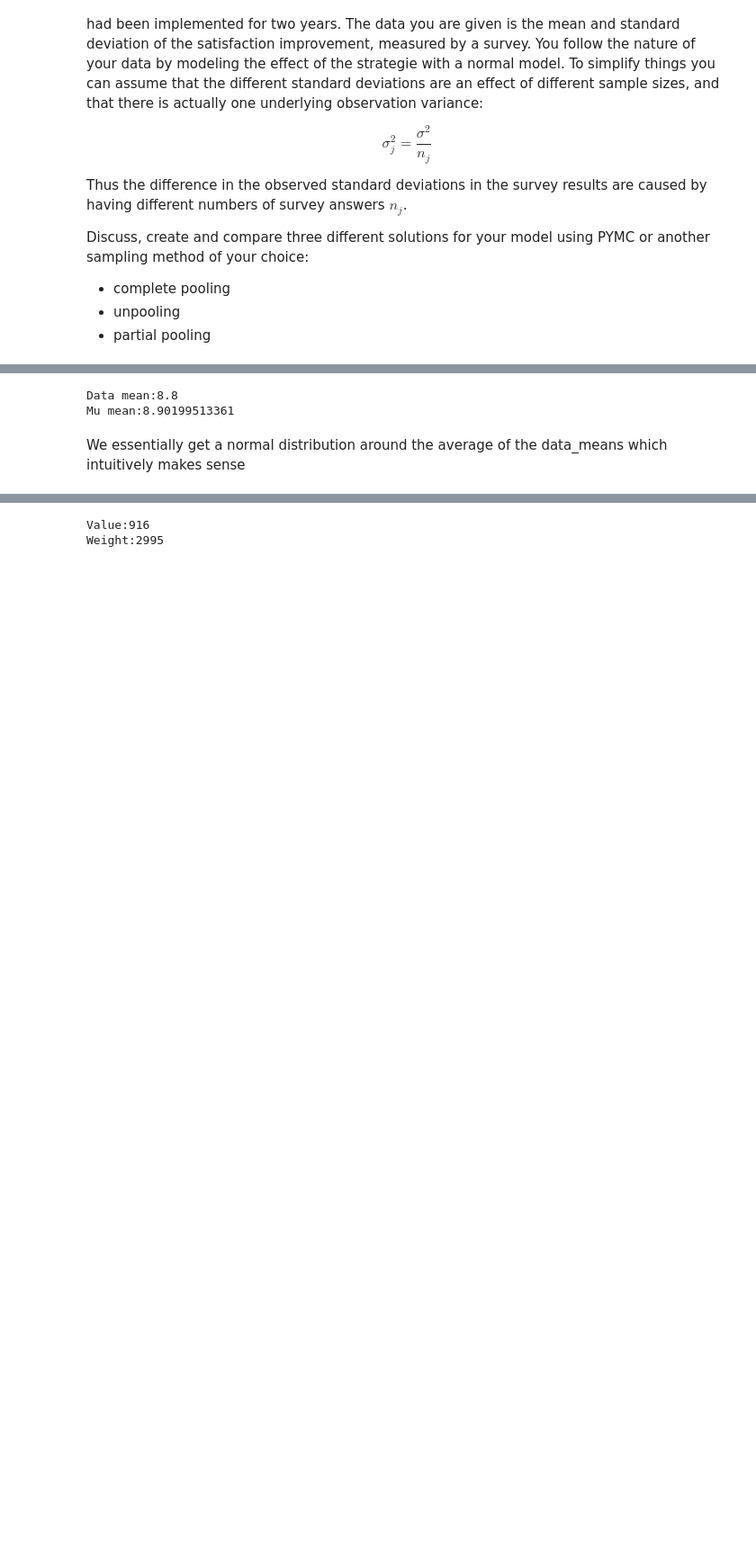
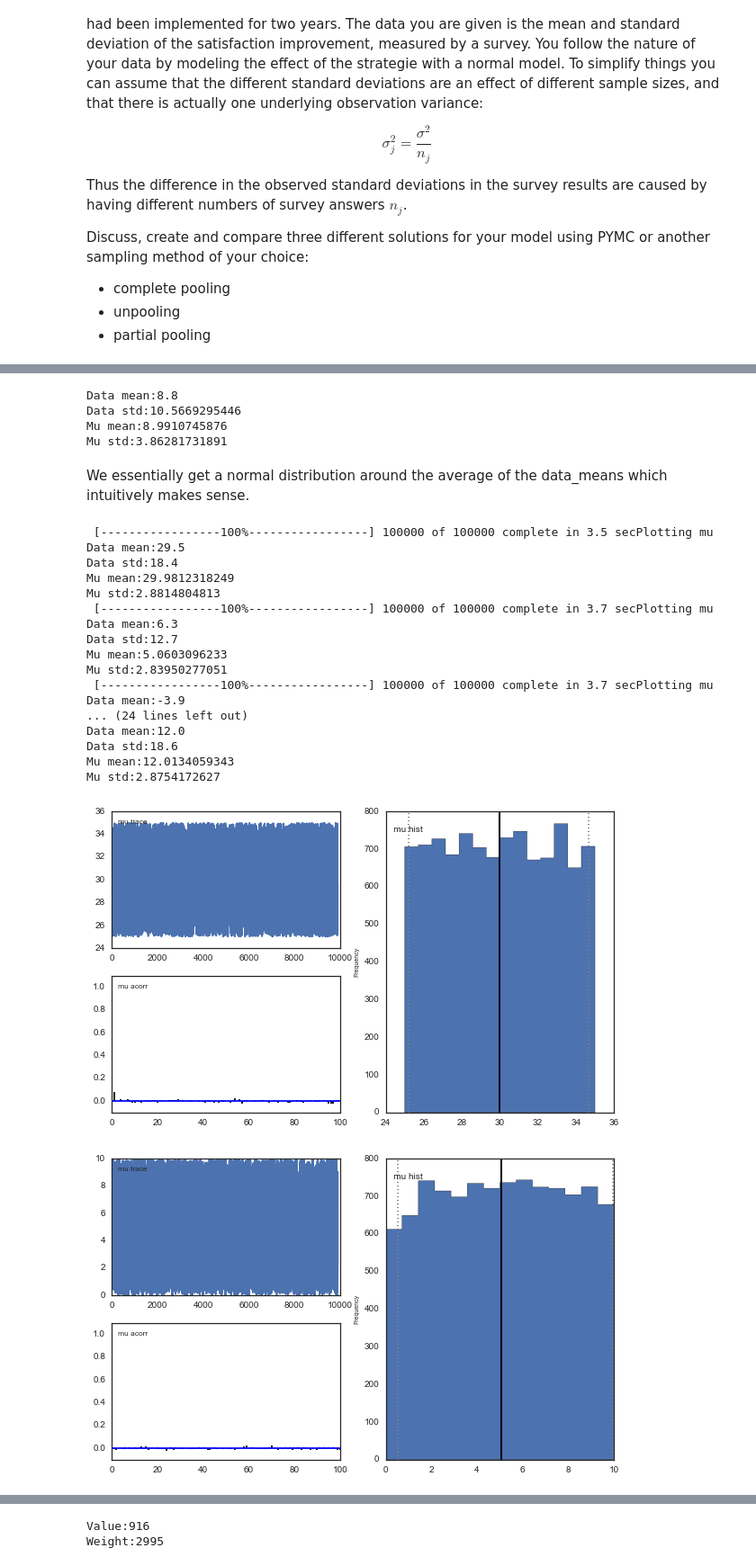
Before and after one commit to chuckyouliu/AM207, a Jupyter notebook: Homework/AM207_Charles_Liu_HW3.ipynb, the cells around one changed output, grey strips where cells are left out. Shown at 90% size. Cells and saved outputs as stored; diff of their text form; code cells hidden in the pictures; blank space fills up the shorter version.

```diff
--- a/Homework/AM207_Charles_Liu_HW3.ipynb
+++ b/Homework/AM207_Charles_Liu_HW3.ipynb
@@ -76,8 +76,12 @@ pm.Matplot.plot(mc)
 # %%
 print("Data mean:" + str(np.mean(data_means)))
+print("Data std:" + str(np.std(data_means)))
 print("Mu mean:" + str(np.mean(mu.trace())))
+print("Mu std:" + str(np.std(mu.trace())))
 # %% [output]
 Data mean:8.8
-Mu mean:8.90199513361
+Data std:10.5669295446
+Mu mean:8.9910745876
+Mu std:3.86281731891
 # %% [markdown]
-We essentially get a normal distribution around the average of the data_means which intuitively makes sense
+We essentially get a normal distribution around the average of the data_means which intuitively makes sense.
@@ -85,0 +88,35 @@ We essentially get a normal distribution around the average of the data_means wh
+# %%
+#Unpooling
+highs = [35, 10, 2, 12, 3, 7, 25, 17]
+lows = [25, 0, -8, 2, -7, -3, 15, 7]
+for i in range(len(data_means)):
+    mu = pm.Uniform("mu", lows[i], highs[i])
+    improvements = pm.Normal("improvements", mu=mu, tau = 1/data_std[i]**2, value = data_means[i], observed=True)
+    imp_model = pm.Model([mu, improvements])
+    mc = pm.MCMC(imp_model)
+    mc.sample(iter=100000, burn=1000, thin=10)
+    pm.Matplot.plot(mc)
+    print("Data mean:" + str(data_means[i]))
+    print("Data std:" + str(data_std[i]))
+    print("Mu mean:" + str(np.mean(mu.trace())))
+    print("Mu std:" + str(np.std(mu.trace())))
+# %% [output]
+ [-----------------100%-----------------] 100000 of 100000 complete in 3.5 secPlotting mu
+Data mean:29.5
+Data std:18.4
+Mu mean:29.9812318249
+Mu std:2.8814804813
+ [-----------------100%-----------------] 100000 of 100000 complete in 3.7 secPlotting mu
+Data mean:6.3
+Data std:12.7
+Mu mean:5.0603096233
+Mu std:2.83950277051
+ [-----------------100%-----------------] 100000 of 100000 complete in 3.7 secPlotting mu
+Data mean:-3.9
+... (24 lines left out)
+Data mean:12.0
+Data std:18.6
+Mu mean:12.0134059343
+Mu std:2.8754172627
+[figure, added]
+[figure, added]
```
Also changed, not shown: parts of 6 cells of this notebook.
